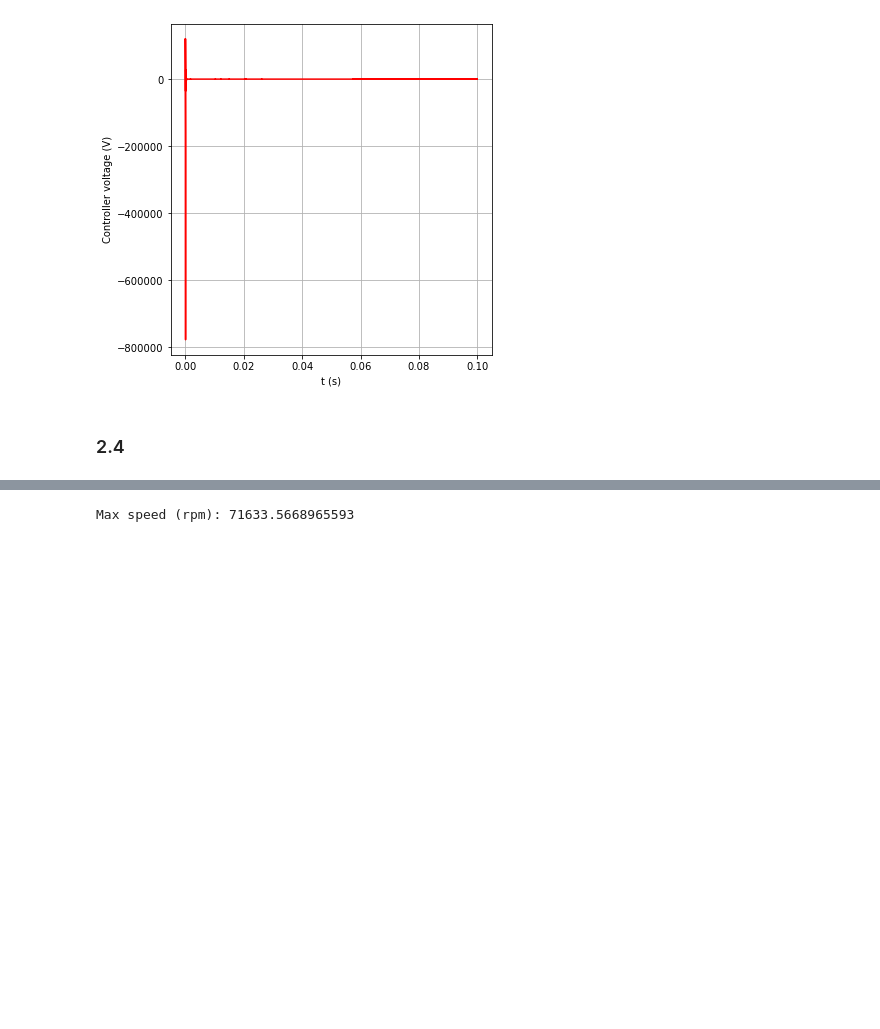
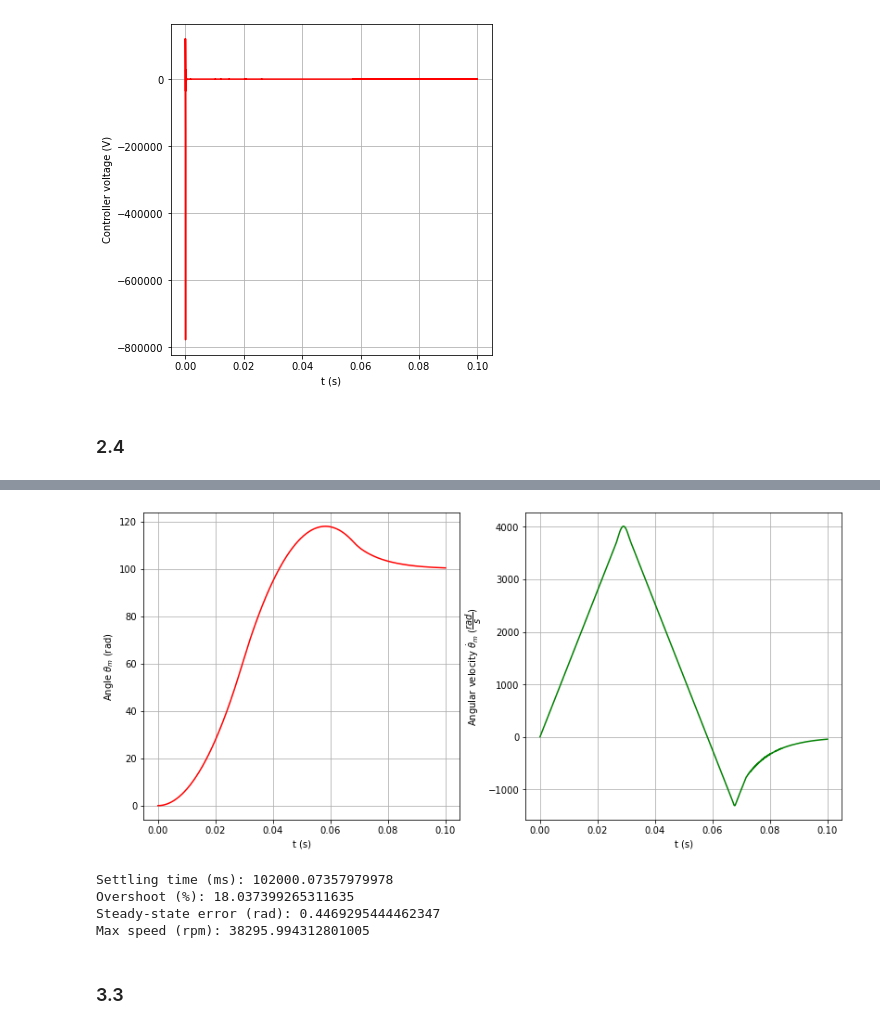
Before and after one commit to deemp/Innopolis, a Jupyter notebook: Lab3/main.ipynb, the cells around one changed output, grey strips where cells are left out. Cells and saved outputs as stored; diff of their text form; code cells hidden in the pictures; blank space fills up the shorter version.

```diff
--- a/Lab3/main.ipynb
+++ b/Lab3/main.ipynb
@@ -380,4 +457,2 @@ max_speed = np.amax(sol.y[2])
-# %%
-print(f"Max speed (rpm): {max_speed / rps}")
-# %% [output]
-Max speed (rpm): 71633.5668965593
+# %%
+x0 = np.array([0,0])
@@ -383,0 +507,25 @@ Max speed (rpm): 71633.5668965593
+# %%
+sol = solve_list([[solve_motor_current_control,{"t_eval": t1}]])[0]
+# %%
+plot_sol(
+    [
+        {
+            "xlabel": "t (s)",
+            "ylabel": "Angle $\\theta_m$ (rad)",
+            "x": sol.t,
+            "graphs": [
+                {"y": sol.y[0], "color": "r"},
+            ],
+        },
+        {
+            "xlabel": "t (s)",
+            "ylabel": "Angular velocity $\\dot \\theta_m$ ($\\dfrac{rad}{s}$)",
+            "x": sol.t,
+            "graphs": [
+                {"y": sol.y[1], "color": "g"},
+            ],
+        },
+    ]
+)
+# %% [output]
+[figure, added]
@@ -383,0 +534,12 @@ Max speed (rpm): 71633.5668965593
+# %%
+print(f"Settling time (ms): {t_settling / milli}")
+print(f"Overshoot (%): {overshoot}")
+print(f"Steady-state error (rad): {ss_error}")
+print(f"Max speed (rpm): {max_speed / rps}")
+# %% [output]
+Settling time (ms): 102000.07357979978
+Overshoot (%): 18.037399265311635
+Steady-state error (rad): 0.4469295444462347
+Max speed (rpm): 38295.994312801005
+# %% [markdown]
+### 3.3
```
Also changed, not shown: parts of 39 cells of this notebook.
